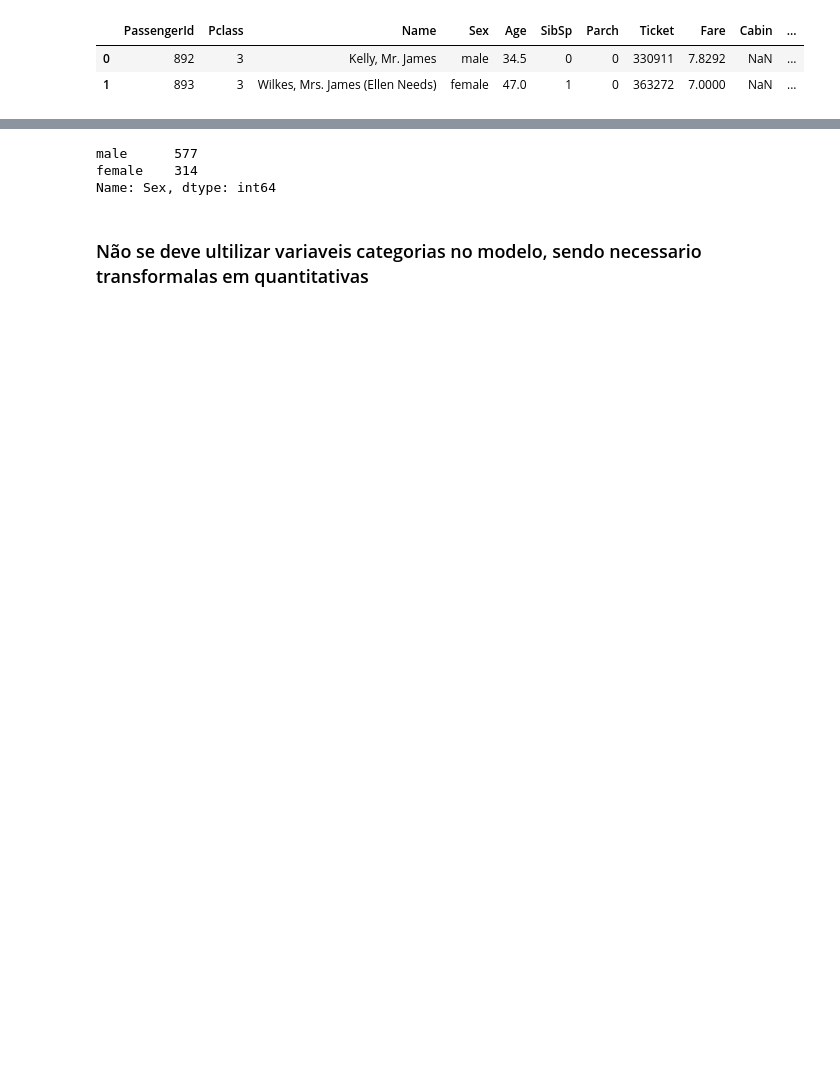
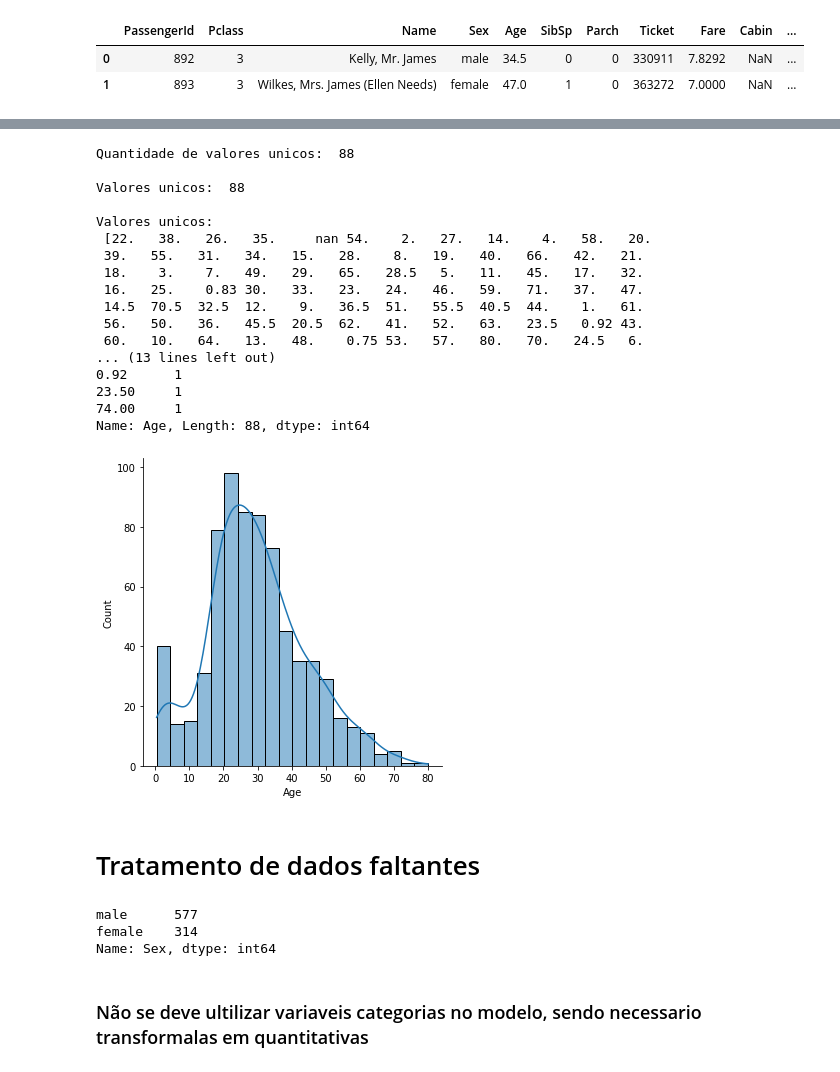
Before and after one commit to ErickNst/AnaliseDeDados, a Jupyter notebook: titanicStudy.ipynb, the cells around one changed output, grey strips where cells are left out. Saved outputs shown, nothing was run; the diff lists cells and outputs as text; code cells hidden in the pictures; blank space fills up the shorter version.

```diff
--- a/titanicStudy.ipynb
+++ b/titanicStudy.ipynb
@@ -22,3 +92,26 @@ train.head(2)
+# %%
+plotarDadosDeMortes(train,'Age',False)
+# %% [output]
+Quantidade de valores unicos:  88
+
+Valores unicos:  88
+
+Valores unicos:
+ [22.   38.   26.   35.     nan 54.    2.   27.   14.    4.   58.   20.
+ 39.   55.   31.   34.   15.   28.    8.   19.   40.   66.   42.   21.
+ 18.    3.    7.   49.   29.   65.   28.5   5.   11.   45.   17.   32.
+ 16.   25.    0.83 30.   33.   23.   24.   46.   59.   71.   37.   47.
+ 14.5  70.5  32.5  12.    9.   36.5  51.   55.5  40.5  44.    1.   61.
+ 56.   50.   36.   45.5  20.5  62.   41.   52.   63.   23.5   0.92 43.
+ 60.   10.   64.   13.   48.    0.75 53.   57.   80.   70.   24.5   6.
+... (13 lines left out)
+0.92      1
+23.50     1
+74.00     1
+Name: Age, Length: 88, dtype: int64
+[figure, added]
+# %% [markdown]
+# Tratamento de dados faltantes
 # %%
 from sklearn.ensemble import RandomForestClassifier
 # %%
```
Also changed, not shown: parts of 8 cells of this notebook.
